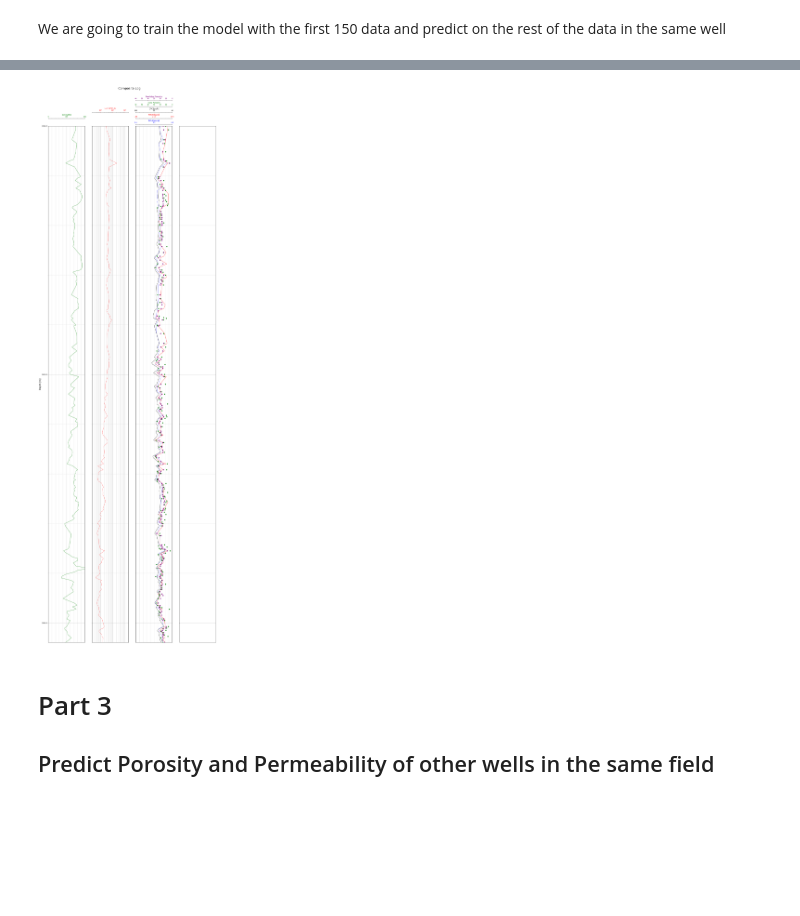
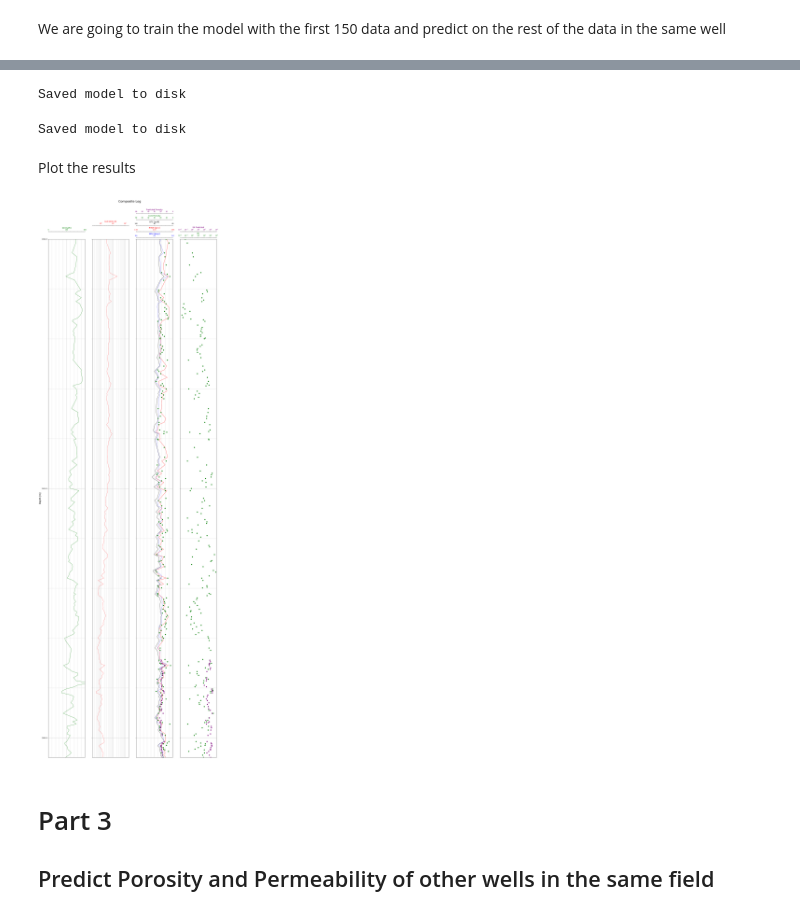
Before and after one commit to imayachita/log-analysis, a Jupyter notebook: wireline_log_analysis.ipynb, the cells around one changed output, grey strips where cells are left out. Saved outputs shown, nothing was run; the diff lists cells and outputs as text; code cells hidden in the pictures; blank space fills up the shorter version.

```diff
--- a/wireline_log_analysis.ipynb
+++ b/wireline_log_analysis.ipynb
@@ -245,0 +305,6 @@ wireline_log_plotting(top,bottom,las_df_well_1)
+# %%
+#Remove the outliers
+
+las_df_well_1_removed_outliers = las_df_well_1[las_df_well_1['MSFL']<75]
+las_df_well_1_removed_outliers.index = pd.RangeIndex(len(las_df_well_1_removed_outliers.index))
+las_df_well_1_removed_outliers
@@ -274,7 +355,7 @@ def get_triple_combo(df):
     out.index = pd.RangeIndex(len(out.index))
     return out
 
-las_df_well_1_TC = get_triple_combo(las_df_well_1)
+las_df_well_1_TC = get_triple_combo(las_df_well_1_removed_outliers)
 las_df_well_1_TC.head()
 # %% [output]
 |  | DEPTH | GR | NPHI | RHOB | DTC | LLD | MSFL |
@@ -355,8 +424,9 @@ def clustering(df,n_clusters):
 
     #save the clustering results in the new column
     df['cluster']=k_means.labels_
+    return df
 
-clustering(df_scaled_well_1,n_clusters=3)
+df_scaled_well_1 = clustering(df_scaled_well_1,n_clusters=3)
 df_scaled_well_1.head()
 # %% [output]
 |  | DEPTH | GR | NPHI | RHOB | DTC | LLD | MSFL | cluster |
@@ -833,3 +928,3 @@ Epoch 1000/1000
 # %%
 #do prediction on the rest of the data
-y_pred = model.predict(train_X_df.to_numpy())
+model_unscaled.evaluate(train_X_df_unscaled[151:].to_numpy(),train_Y_df_unscaled[151:].to_numpy())
@@ -836,3 +942,29 @@ y_pred = model.predict(train_X_df.to_numpy())
+# %%
+#saving model
+# serialize model to JSON
+model_json_scaled = model_scaled.to_json()
+with open("model_scaled.json", "w") as json_file:
+    json_file.write(model_json_scaled)
+# serialize weights to HDF5
+model_scaled.save_weights("model_weights_scaled.h5")
+model_scaled.save("model_scaled.h5")
+print("Saved model to disk")
+# %% [output]
+Saved model to disk
+# %%
+#saving model
+# serialize model to JSON
+model_json_unscaled = model_unscaled.to_json()
+with open("model_unscaled.json", "w") as json_file:
+    json_file.write(model_json_unscaled)
+# serialize weights to HDF5
+model_unscaled.save_weights("model_weights_unscaled.h5")
+model_unscaled.save("model_unscaled.h5")
+print("Saved model to disk")
+# %% [output]
+Saved model to disk
+# %% [markdown]
+Plot the results
 # %%
 def plot_rcal(df,y_pred,depth_pred):
     '''
@@ -925,51 +1057,51 @@ def plot_rcal(df,y_pred,depth_pred):
     #DTC
     ax_DTC=ax[2].twiny()
     ax_DTC.set_xlim(140,40)
     ax_DTC.set_xlabel('DTC [us/ft]',color="Black",fontsize=12)
     ax_DTC.plot(df['DTC'],df['DEPTH'],color="Black",label='DTC [us/ft]',linewidth=1)
     ax_DTC.spines['top'].set_position(('outward',90))
     major_ticks = np.arange(40, 141, 50)
     minor_ticks = np.arange(40, 141, 10)
     ax_DTC.set_xticks(major_ticks)
     ax_DTC.set_xticks(minor_ticks, minor=True)
 
     #core porosity
     ax_por=ax[2].twiny()
     ax_por.set_xlim(60,0)
     ax_por.set_xlabel('Core Porosity',color="Green",fontsize=12)
     ax_por.scatter(df['HE POR'],df['DEPTH'],color="Green",label='Core Porosity',linewidth=1)
     ax_por.tick_params(axis='x', colors='Green')
     ax_por.spines['top'].set_position(('outward',130))
 
     #prediction results
     ax_pred=ax[2].twiny()
     ax_pred.set_xlim(60,0)
     ax_pred.set_xlabel('Predicted Porosity',color="Purple",fontsize=12)
-    ax_pred.scatter(y_pred[:,0],depth_pred,color="Purple",label='Predicted Porosity',linewidth=1)
+    ax_pred.scatter(y_pred[:,0],depth_pred[151:],color="Purple",label='Predicted Porosity',linewidth=1)
     ax_pred.tick_params(axis='x', colors='Purple')
     ax_pred.spines['top'].set_position(('outward',170))
 
-#     #KH
-#     ax_kh=ax[3].twiny()
-#     ax_kh.set_xscale('log')
-#     ax_kh.set_xlim(0.01,10000)
-#     ax_kh.set_xlabel('Kh',color="Green",fontsize=12)
-#     ax_kh.scatter(df['KH'],df['DEPTH'],color="Green",label='Kh',linewidth=1)
-#     ax_kh.tick_params(axis='x', colors='Green')
-#     ax_kh.spines['top'].set_position(('outward',10))
+    #KH
+    ax_kh=ax[3].twiny()
+    ax_kh.set_xscale('log')
+    ax_kh.set_xlim(0.01,10000)
+    ax_kh.set_xlabel('Kh',color="Green",fontsize=12)
+    ax_kh.scatter(df['KH'],df['DEPTH'],color="Green",label='Kh',linewidth=1)
+    ax_kh.tick_params(axis='x', colors='Green')
+    ax_kh.spines['top'].set_position(('outward',10))
 
-#     #KH predicted
-#     ax_kh_pred=ax[3].twiny()
-#     ax_kh_pred.set_xscale('log')
-#     ax_kh_pred.set_xlim(0.01,10000)
-#     ax_kh_pred.set_xlabel('Kh Predicted',color="Purple",fontsize=12)
-#     ax_kh_pred.scatter(y_pred[:,1],depth_pred,color="Purple",label='Kh Predicted',linewidth=1)
-#     ax_kh_pred.tick_params(axis='x', colors='Purple')
-#     ax_kh_pred.spines['top'].set_position(('outward',50))
+    #KH predicted
+    ax_kh_pred=ax[3].twiny()
+    ax_kh_pred.set_xscale('log')
+    ax_kh_pred.set_xlim(0.01,10000)
+    ax_kh_pred.set_xlabel('Kh Predicted',color="Purple",fontsize=12)
+    ax_kh_pred.scatter(y_pred[:,1],depth_pred[151:],color="Purple",label='Kh Predicted',linewidth=1)
+    ax_kh_pred.tick_params(axis='x', colors='Purple')
+    ax_kh_pred.spines['top'].set_position(('outward',50))
 
 plot_rcal(las_df_well_1_TC_core,y_pred,las_df_well_1_TC_core['DEPTH'])
 # %% [output]
-[figure, old version]
+[figure, new version]
 # %% [markdown]
 <h1> Part 3 </h1>
 <h2> Predict Porosity and Permeability of other wells in the same field </h2>
```
Also changed, not shown: parts of 35 cells of this notebook.
